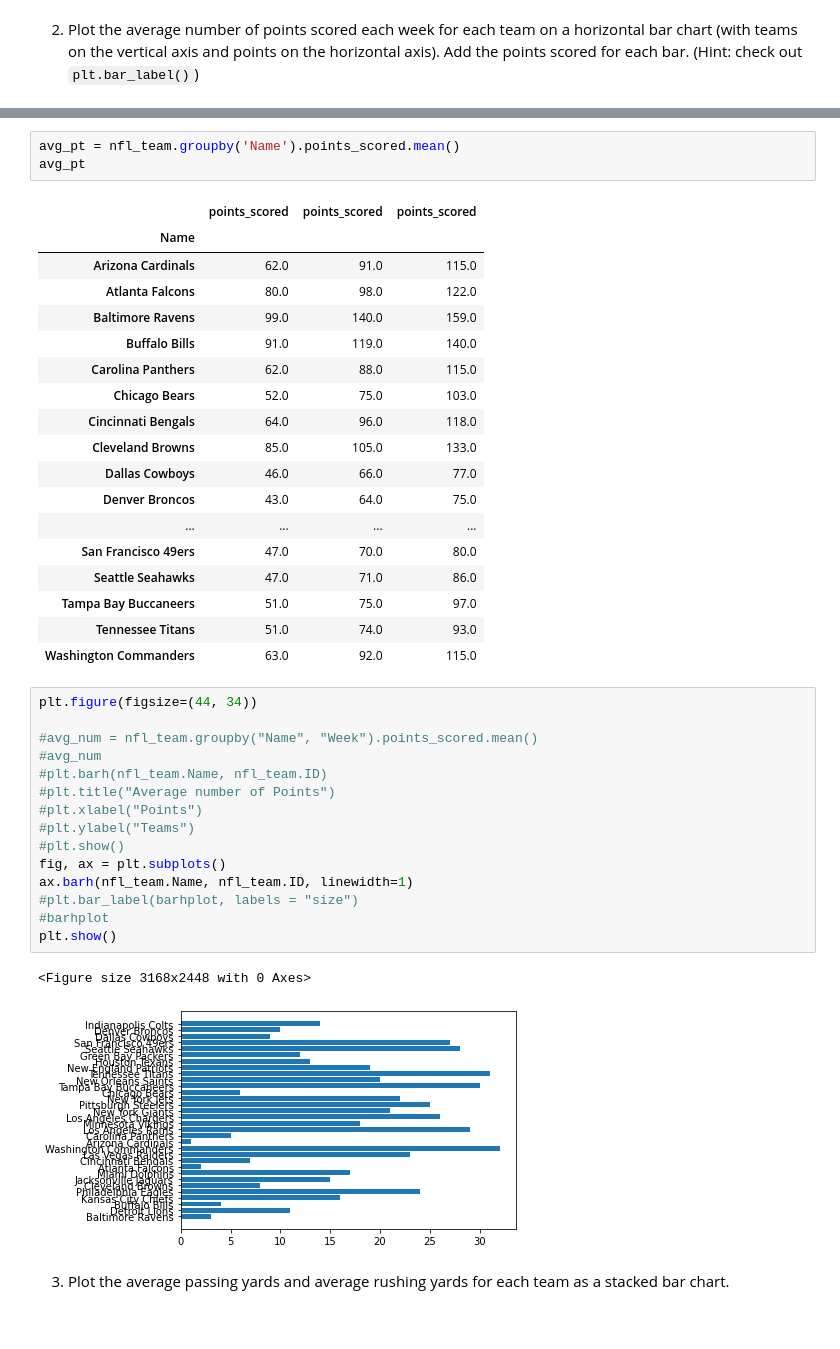
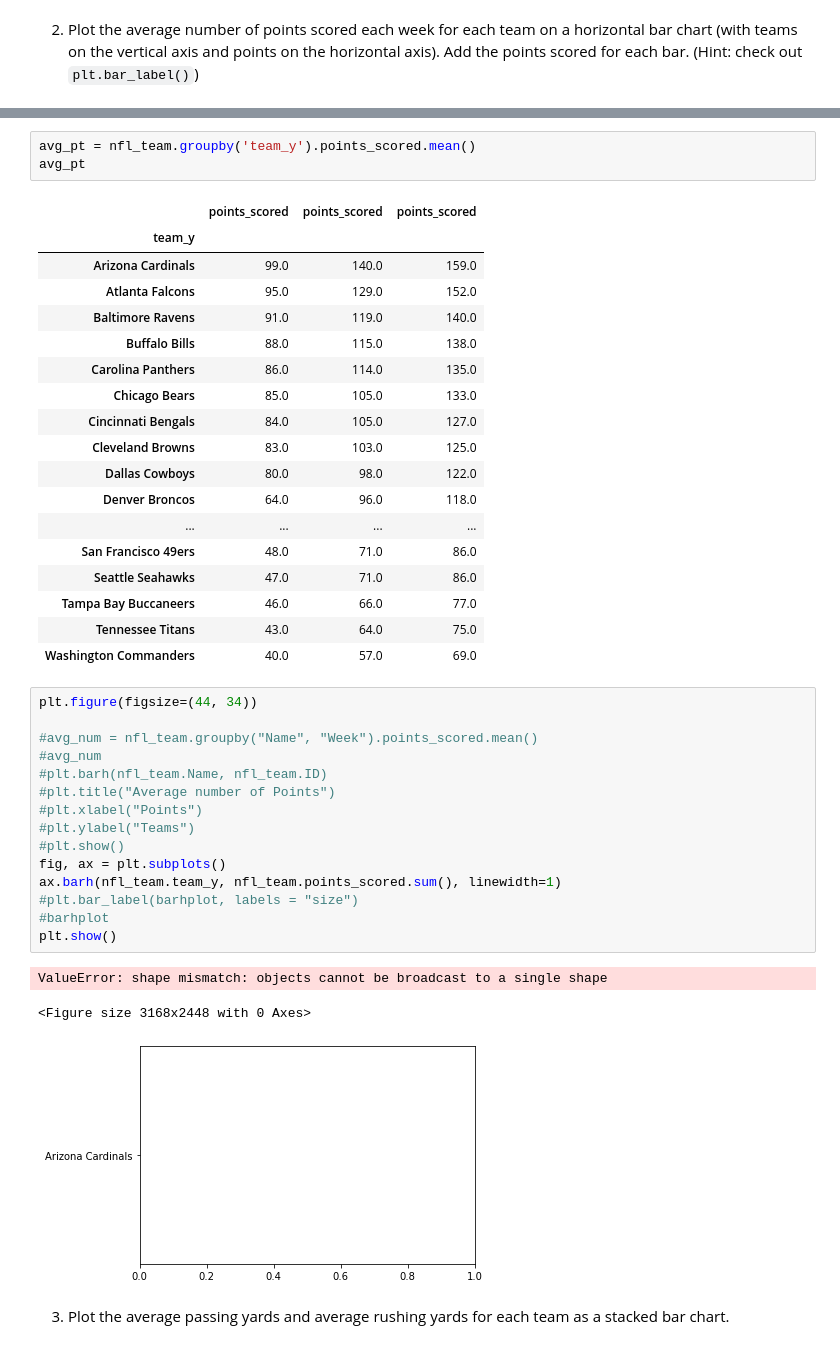
Before and after one commit to kayleeodom/cis277-fa22-Lab5, a Jupyter notebook: Lab5.ipynb, the cells around one changed output, grey strips where cells are left out. Cells and saved outputs as stored; diff of their text form.

```diff
--- a/Lab5.ipynb
+++ b/Lab5.ipynb
@@ -100,43 +81,44 @@ memory usage: 23.0+ KB
 # %%
-avg_pt = nfl_team.groupby('Name').points_scored.mean()
+avg_pt = nfl_team.groupby('team_y').points_scored.mean()
 avg_pt
 # %% [output]
 |  | points_scored | points_scored | points_scored |
-| Name |  |  |  |
-| Arizona Cardinals | 62.0 | 91.0 | 115.0 |
-| Atlanta Falcons | 80.0 | 98.0 | 122.0 |
-| Baltimore Ravens | 99.0 | 140.0 | 159.0 |
-| Buffalo Bills | 91.0 | 119.0 | 140.0 |
-| Carolina Panthers | 62.0 | 88.0 | 115.0 |
-| Chicago Bears | 52.0 | 75.0 | 103.0 |
-| Cincinnati Bengals | 64.0 | 96.0 | 118.0 |
-| Cleveland Browns | 85.0 | 105.0 | 133.0 |
-| Dallas Cowboys | 46.0 | 66.0 | 77.0 |
-| Denver Broncos | 43.0 | 64.0 | 75.0 |
+| team_y |  |  |  |
+| Arizona Cardinals | 99.0 | 140.0 | 159.0 |
+| Atlanta Falcons | 95.0 | 129.0 | 152.0 |
+| Baltimore Ravens | 91.0 | 119.0 | 140.0 |
+| Buffalo Bills | 88.0 | 115.0 | 138.0 |
+| Carolina Panthers | 86.0 | 114.0 | 135.0 |
+| Chicago Bears | 85.0 | 105.0 | 133.0 |
+| Cincinnati Bengals | 84.0 | 105.0 | 127.0 |
+| Cleveland Browns | 83.0 | 103.0 | 125.0 |
+| Dallas Cowboys | 80.0 | 98.0 | 122.0 |
+| Denver Broncos | 64.0 | 96.0 | 118.0 |
 | ... | ... | ... | ... |
-| San Francisco 49ers | 47.0 | 70.0 | 80.0 |
+| San Francisco 49ers | 48.0 | 71.0 | 86.0 |
 | Seattle Seahawks | 47.0 | 71.0 | 86.0 |
-| Tampa Bay Buccaneers | 51.0 | 75.0 | 97.0 |
-| Tennessee Titans | 51.0 | 74.0 | 93.0 |
-| Washington Commanders | 63.0 | 92.0 | 115.0 |
+| Tampa Bay Buccaneers | 46.0 | 66.0 | 77.0 |
+| Tennessee Titans | 43.0 | 64.0 | 75.0 |
+| Washington Commanders | 40.0 | 57.0 | 69.0 |
 # %%
 plt.figure(figsize=(44, 34))
 
 #avg_num = nfl_team.groupby("Name", "Week").points_scored.mean()
 #avg_num
 #plt.barh(nfl_team.Name, nfl_team.ID)
 #plt.title("Average number of Points")
 #plt.xlabel("Points")
 #plt.ylabel("Teams")
 #plt.show()
 fig, ax = plt.subplots()
-ax.barh(nfl_team.Name, nfl_team.ID, linewidth=1)
+ax.barh(nfl_team.team_y, nfl_team.points_scored.sum(), linewidth=1)
 #plt.bar_label(barhplot, labels = "size")
 #barhplot
 plt.show()
 # %% [output]
-<Figure size 3168x2448 with 0 Axes>
+ValueError: shape mismatch: objects cannot be broadcast to a single shape
+<Figure size 3168x2448 with 0 Axes>
-[figure, old version]
+[figure, new version]
 # %% [markdown]
 3. Plot the average passing yards and average rushing yards for each team as a stacked bar chart.
 # %%
```
Also changed, not shown: parts of 3 cells of this notebook, 1 other file.
